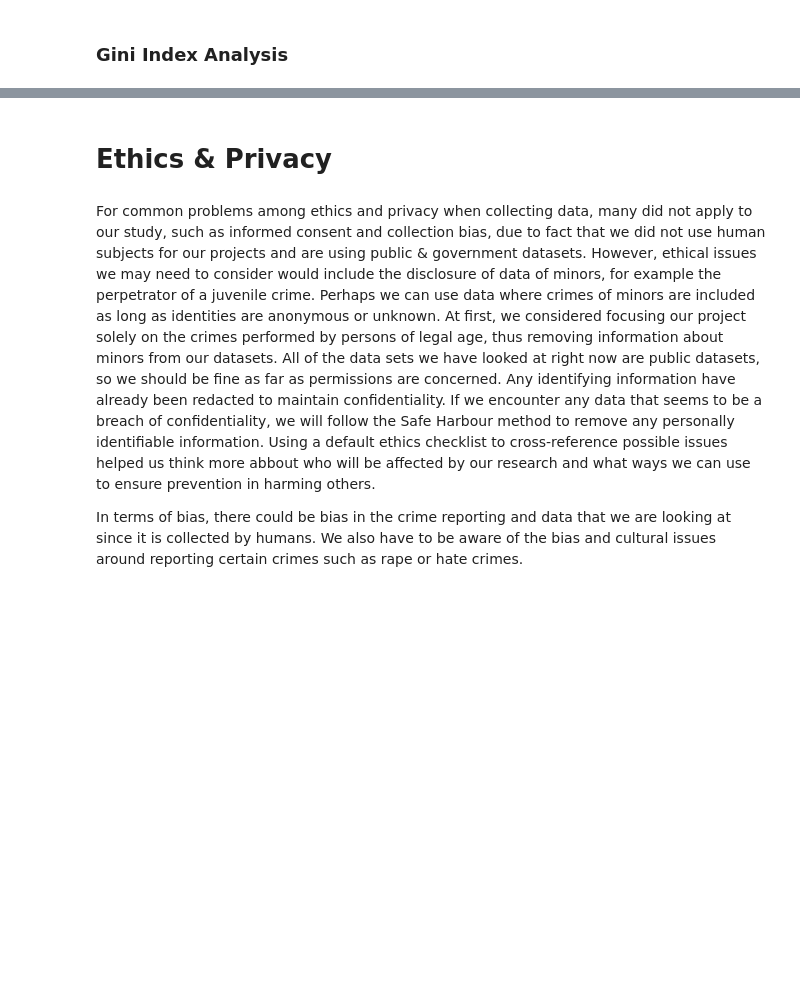
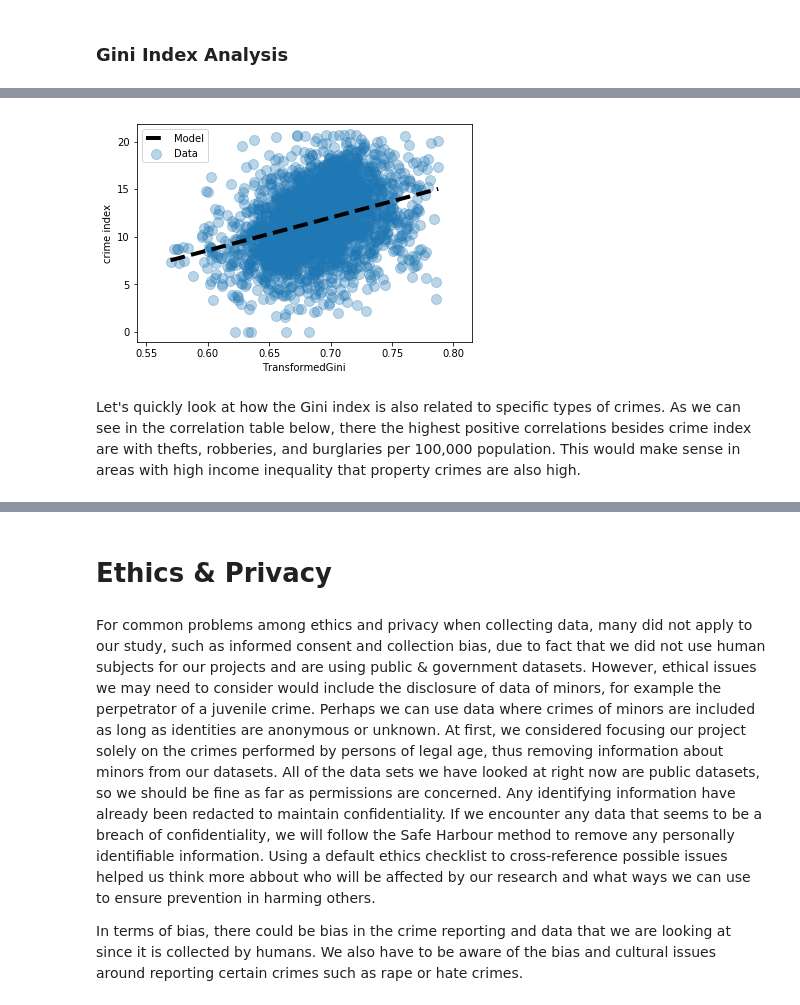
Before and after one commit to ewinterstorm/cogs108_finalproject, a Jupyter notebook: FinalProject.ipynb, the cells around one changed output, grey strips where cells are left out. Cells and saved outputs as stored; diff of their text form; code cells hidden in the pictures; blank space fills up the shorter version.

```diff
--- a/FinalProject.ipynb
+++ b/FinalProject.ipynb
@@ -1334,13 +1313,15 @@ print(res.summary())
 # %%
 # Plot the orginal data (as before)
 plt.scatter(crime_gini_df['TransformedGini'], crime_gini_df['crimeindex'], alpha=0.3, label='Data', s=100);
 
 # Generate and plot the model fit line
-xs = np.linspace(crime_gini_df['TransformedGini'].min(), crime_gini_df['TransformedGini'].max())
-ys = (1376.4454 * xs) - 666.2014
-plt.plot(xs, ys, '--k', linewidth=4, label='Model')
+xs2 = np.linspace(crime_gini_df['TransformedGini'].min(), crime_gini_df['TransformedGini'].max())
+ys2 = (34.4819 * xs2) - 12.1309
+plt.plot(xs2, ys2, '--k', linewidth=4, label='Model')
 
-plt.xlabel('Transformed_Gini_Index')
+plt.xlabel('TransformedGini')
 plt.ylabel('crime index')
 plt.legend();
 plt.show()
+# %% [output]
+[figure, added]
@@ -1365 +1328,3 @@ sns.pairplot(crime_gini_df, x_vars = ['TransformedGini'],
+# %% [markdown]
+Let's quickly look at how the Gini index is also related to specific types of crimes. As we can see in the correlation table below, there the highest positive correlations besides crime index are with thefts, robberies, and burglaries per 100,000 population. This would make sense in areas with high income inequality that property crimes are also high.
 # %%
```
Also changed, not shown: parts of 54 cells of this notebook.
